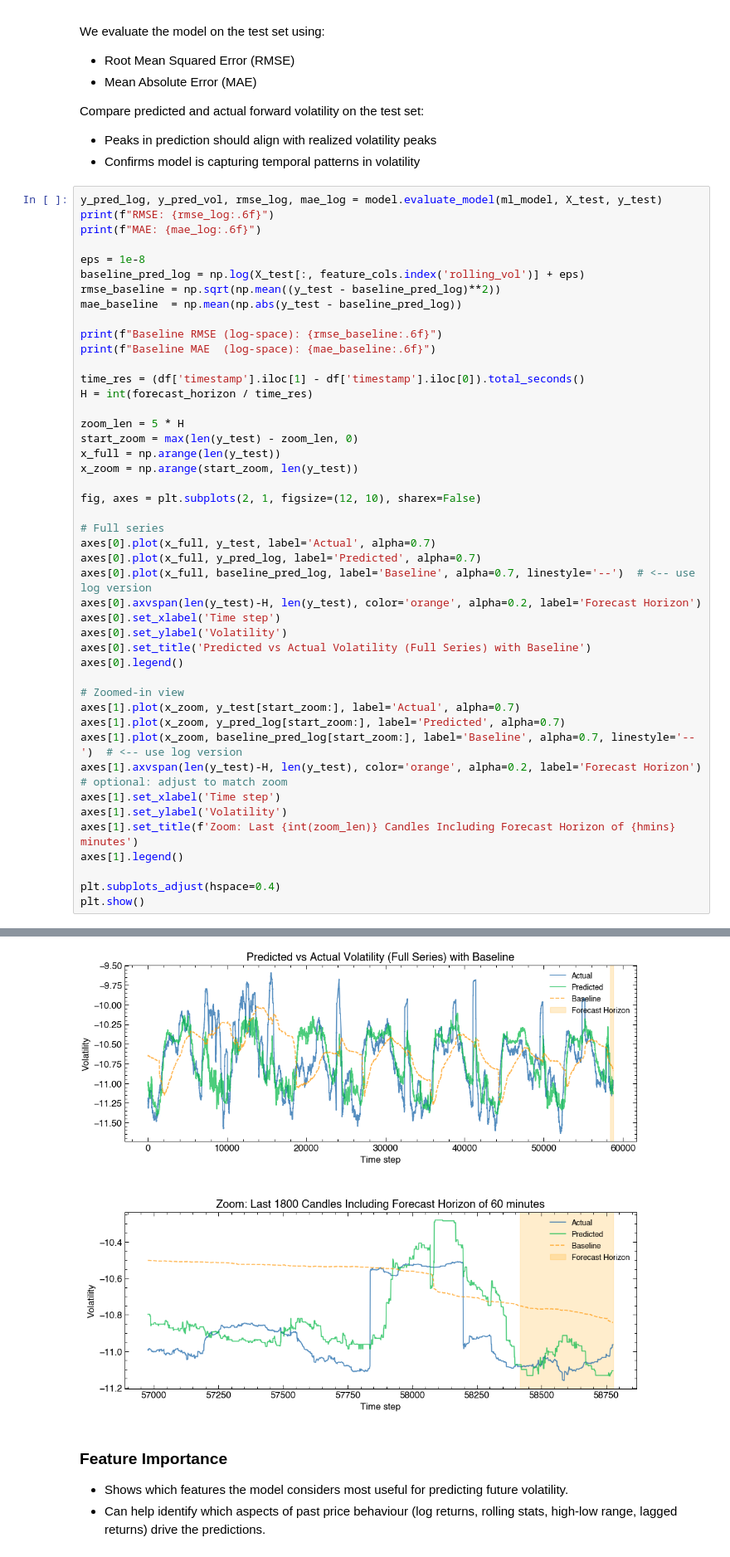
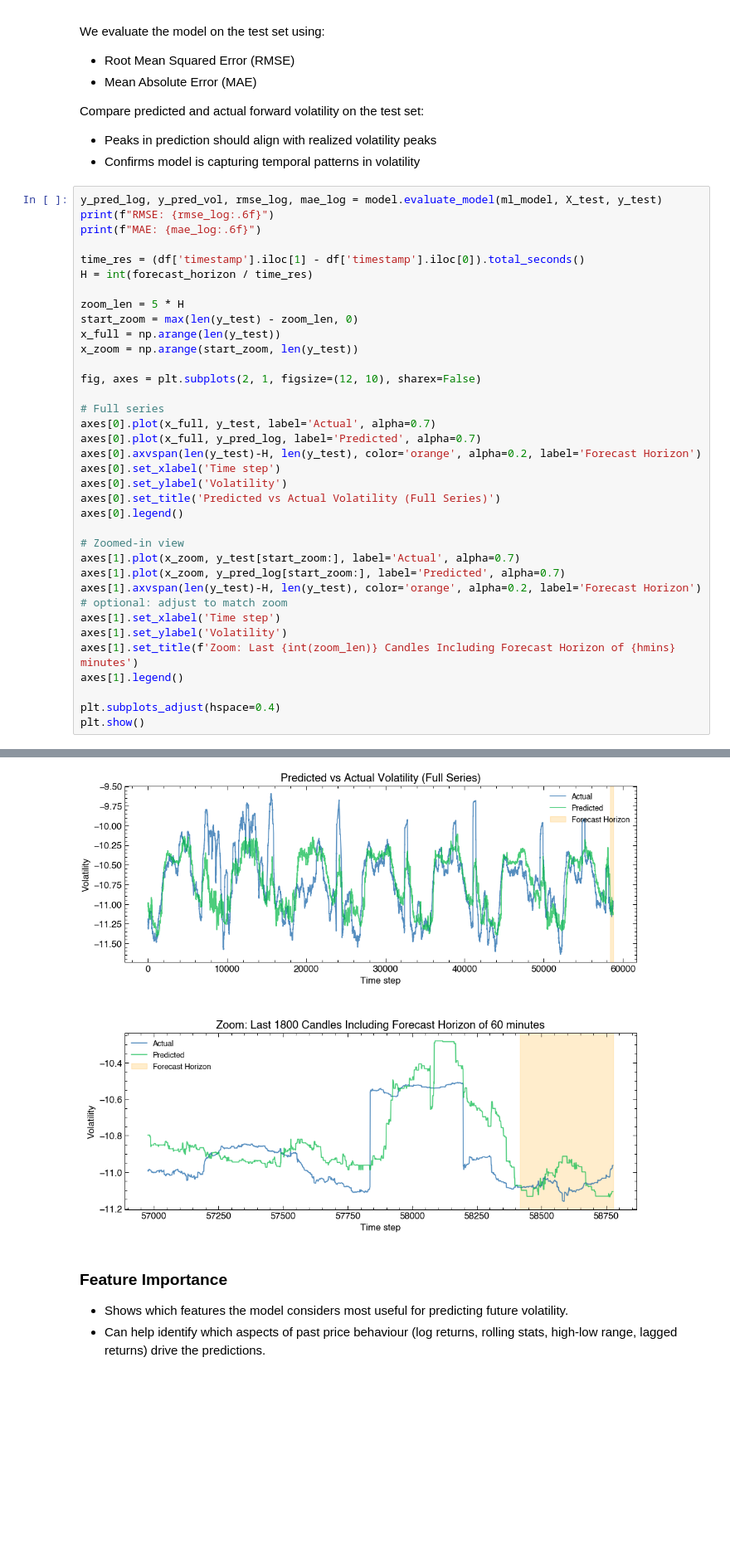
Before and after one commit to dominicjtaylor/fx-volatility-forecasting, a Jupyter notebook: notebooks/volatility_forecasting.ipynb, the cells around one changed output, grey strips where cells are left out. Shown at 83% size. Saved outputs shown, nothing was run; the diff lists cells and outputs as text; blank space fills up the shorter version.

```diff
--- a/notebooks/volatility_forecasting.ipynb
+++ b/notebooks/volatility_forecasting.ipynb
@@ -460,14 +460,6 @@ Compare predicted and actual forward volatility on the test set:
 y_pred_log, y_pred_vol, rmse_log, mae_log = model.evaluate_model(ml_model, X_test, y_test)
 print(f"RMSE: {rmse_log:.6f}")
 print(f"MAE: {mae_log:.6f}")
-
-eps = 1e-8
-baseline_pred_log = np.log(X_test[:, feature_cols.index('rolling_vol')] + eps)
-rmse_baseline = np.sqrt(np.mean((y_test - baseline_pred_log)**2))
-mae_baseline  = np.mean(np.abs(y_test - baseline_pred_log))
-
-print(f"Baseline RMSE (log-space): {rmse_baseline:.6f}")
-print(f"Baseline MAE  (log-space): {mae_baseline:.6f}")
 
 time_res = (df['timestamp'].iloc[1] - df['timestamp'].iloc[0]).total_seconds()
 H = int(forecast_horizon / time_res)
@@ -482,17 +474,15 @@ fig, axes = plt.subplots(2, 1, figsize=(12, 10), sharex=False)
 # Full series
 axes[0].plot(x_full, y_test, label='Actual', alpha=0.7)
 axes[0].plot(x_full, y_pred_log, label='Predicted', alpha=0.7)
-axes[0].plot(x_full, baseline_pred_log, label='Baseline', alpha=0.7, linestyle='--')  # <-- use log version
 axes[0].axvspan(len(y_test)-H, len(y_test), color='orange', alpha=0.2, label='Forecast Horizon')
 axes[0].set_xlabel('Time step')
 axes[0].set_ylabel('Volatility')
-axes[0].set_title('Predicted vs Actual Volatility (Full Series) with Baseline')
+axes[0].set_title('Predicted vs Actual Volatility (Full Series)')
 axes[0].legend()
 
 # Zoomed-in view
 axes[1].plot(x_zoom, y_test[start_zoom:], label='Actual', alpha=0.7)
 axes[1].plot(x_zoom, y_pred_log[start_zoom:], label='Predicted', alpha=0.7)
-axes[1].plot(x_zoom, baseline_pred_log[start_zoom:], label='Baseline', alpha=0.7, linestyle='--')  # <-- use log version
 axes[1].axvspan(len(y_test)-H, len(y_test), color='orange', alpha=0.2, label='Forecast Horizon')  # optional: adjust to match zoom
 axes[1].set_xlabel('Time step')
 axes[1].set_ylabel('Volatility')
@@ -509,4 +497,4 @@ Baseline MAE  (log-space): 0.399503
-[figure, old version]
+[figure, new version]
 # %% [markdown]
 ### Feature Importance
 
```
Also changed, not shown: parts of 5 cells of this notebook.
